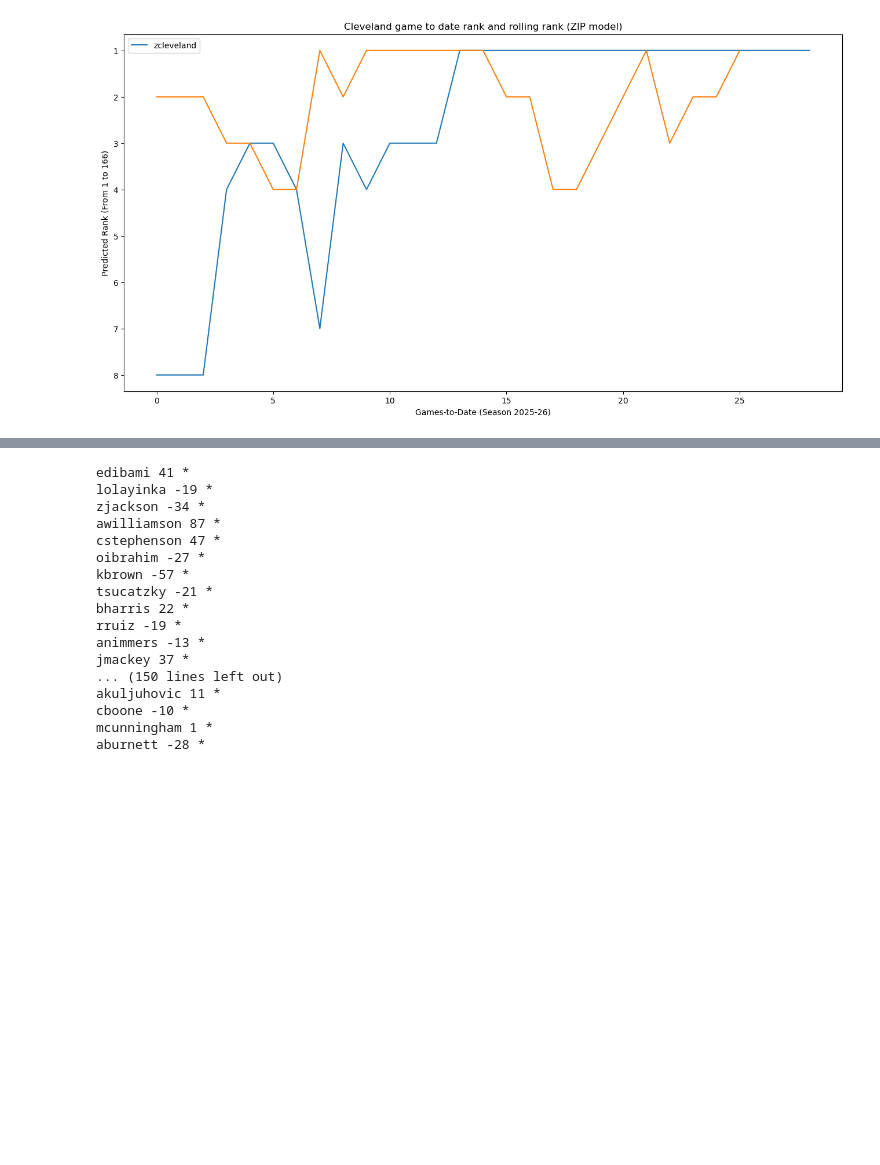
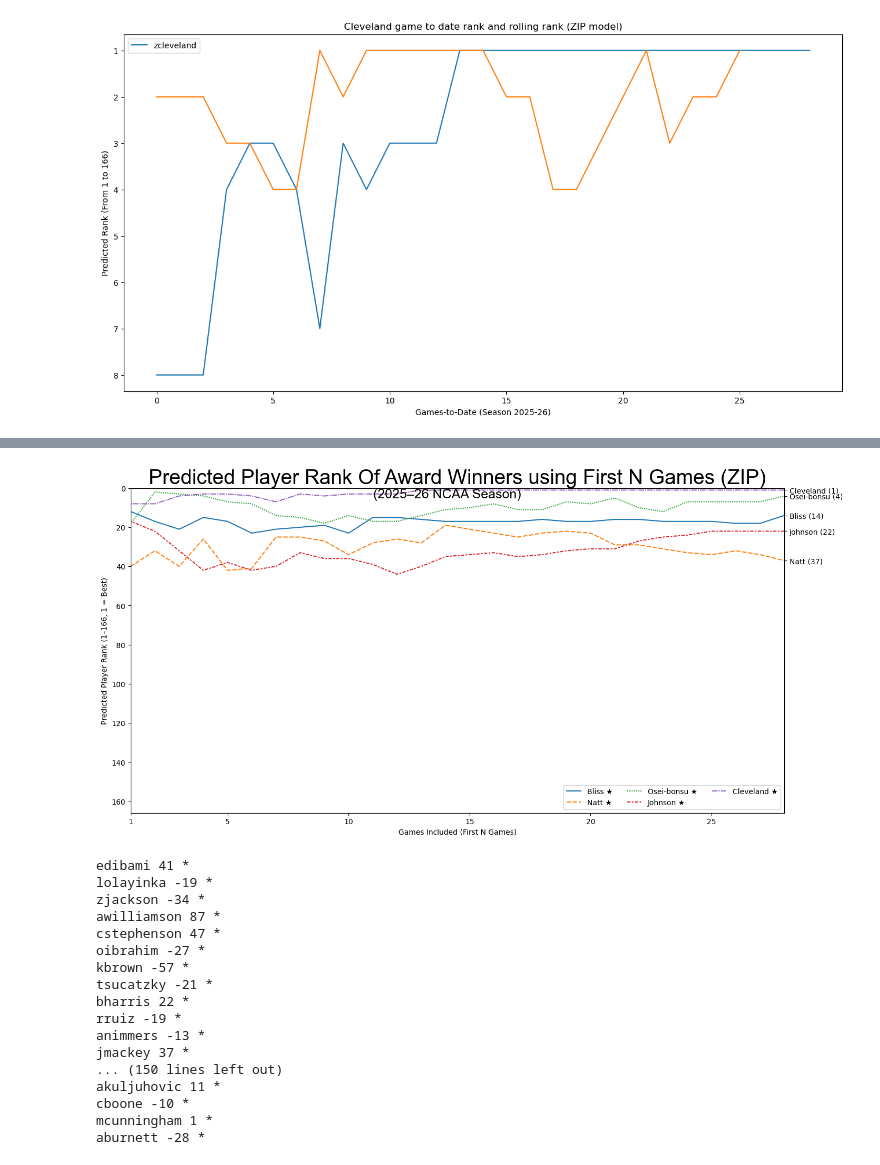
Before and after one commit to charlestlane/ksu_analyticsday_spring2026, a Jupyter notebook: code/DATA4990.Bresko.Lane.Treangen.Analysis.ipynb, the cells around one changed output, grey strips where cells are left out. Saved outputs shown, nothing was run; the diff lists cells and outputs as text; code cells hidden in the pictures; blank space fills up the shorter version.

```diff
--- a/code/DATA4990.Bresko.Lane.Treangen.Analysis.ipynb
+++ b/code/DATA4990.Bresko.Lane.Treangen.Analysis.ipynb
@@ -1466,3 +1453,10 @@ sns.lineplot(holder_rolling_df_ranked['zcleveland'])
 plt.show()
 # %% [output]
 [figure]
+# %%
+# holder_gtd_df_ranked.info()
+top_winners = list(test_full_season[test_full_season['award_count'] > 1]['pname'])
+# highlights = ['zcleveland']
+winner_rank_zoom = holder_gtd_df_ranked.loc[[5,10,15,20,25,28], top_winners].transpose().sort_values(by=28)
+# display(round(winner_rank_zoom/166*100, 1))
+display(winner_rank_zoom)
@@ -1469,3 +1470,49 @@ plt.show()
+# %%
+top_10_predicted_28 = holder_gtd_df_ranked.copy().iloc[-1].reset_index().sort_values(by=28)['index'][:10]
+winners = list(test_full_season[test_full_season['award_count'] > 0]['pname'])
+
+plt.figure(figsize=(16,8))
+myplot = sns.lineplot(holder_gtd_df_ranked[top_winners])
+# myplot.set_yticks([1,5,10,15,20,25,30])
+myplot.set_ylim([0,166])
+myplot.invert_yaxis()
+myplot.set_ylabel("Predicted Player Rank (1–166, 1 = Best)")
+myplot.set_xlabel("Games Included (First N Games)")
+myplot.set_title("Predicted Player Rank Of Award Winners using First N Games (ZIP)", fontsize=28, fontfamily="Arial")
+handles, labels = myplot.get_legend_handles_labels()
+fix_names1 = [label + " ★" if label in winners else label for label in labels]
+fix_names2 = [label[1:].capitalize() for label in fix_names1]
+fix_names3 = ["El Moutaouakkil" + label[2:] if label.startswith("El") else label for label in fix_names2]
+myplot.legend(handles, fix_names3, loc="lower right", ncol=3)
+myplot.set_xlim([1,28])
+myplot.set_xticks([1,5,10,15,20,25])
+
+ax2 = myplot.twinx()
+# ax2.set_yticks([1,5,10,15,20,25,30])
+ax2.set_ylim([0,166])
+ax2.invert_yaxis()
+final_predicted_ranks = dict(holder_gtd_df_ranked[top_winners].iloc[-1])
+# tick_positions = list(final_predicted_ranks.values())
+tick_positions = np.array(list(final_predicted_ranks.values())) -.01
+tick_labels = list(final_predicted_ranks.keys())
+tick_fix_names1 = [label[1:].capitalize() + f" ({int(final_predicted_ranks[label])})" for label in tick_labels]
+tick_fix_names2 = ["El Moutaouakkil"+ f" ({int(final_predicted_ranks["mel"])})" if label.startswith("El") else label for label in tick_fix_names1]
+tick_new_labels = [label + " ★" if label in winners else label for label in tick_fix_names2]
+ax2.set_yticks(tick_positions)
+ax2.set_yticklabels(tick_new_labels)
+
+# myplot.axvline(8, color='red', linestyle='--', linewidth=2, label='Age 18')
+
+plt.suptitle(
+    "(2025–26 NCAA Season)",
+    fontsize=18,
+    fontfamily="Arial",
+    y=.88
+)
+
+plt.show()
+# %% [output]
+[figure, added]
 # %%
 biggest_fall = holder_gtd_df_ranked.copy().transpose()
 biggest_fall = biggest_fall.reset_index()
```
Also changed, not shown: parts of 11 cells of this notebook.
